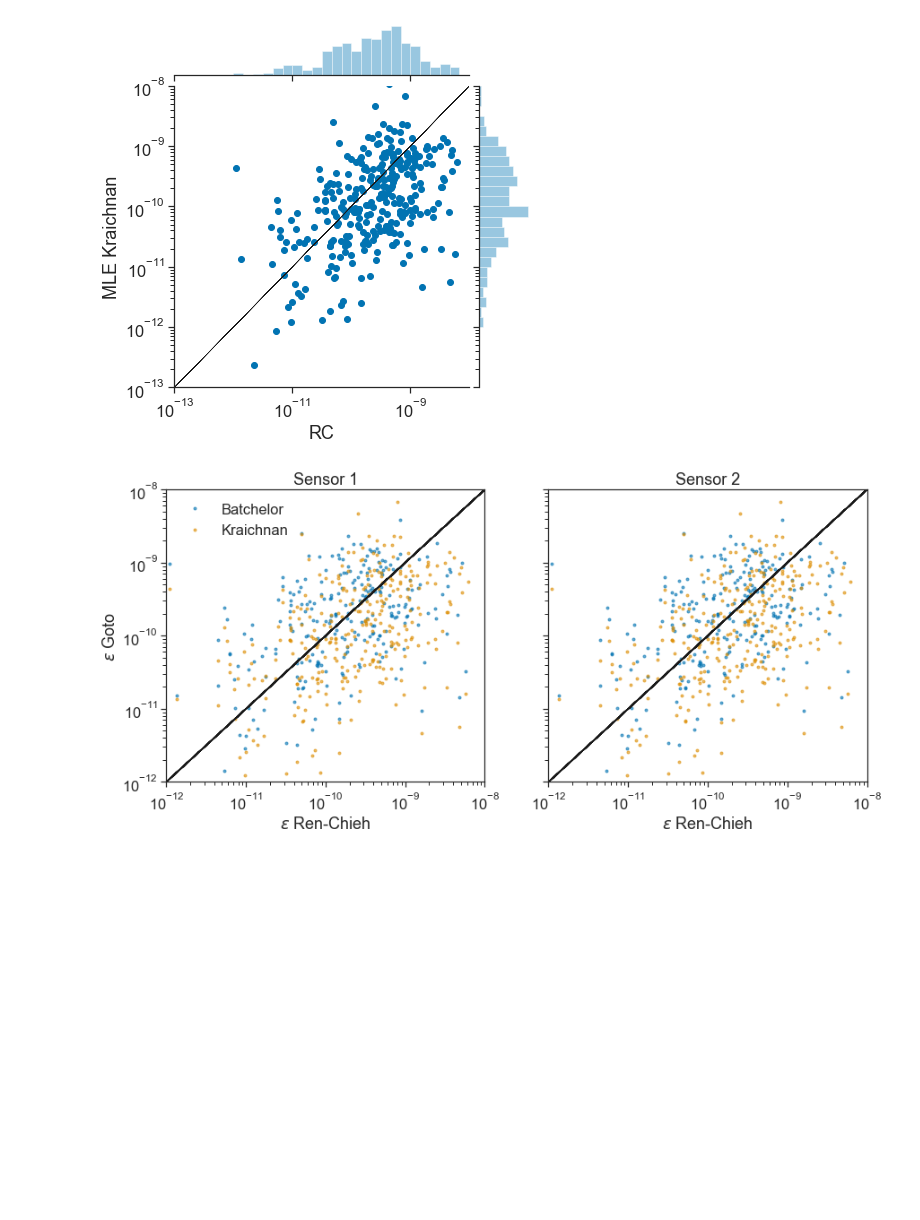
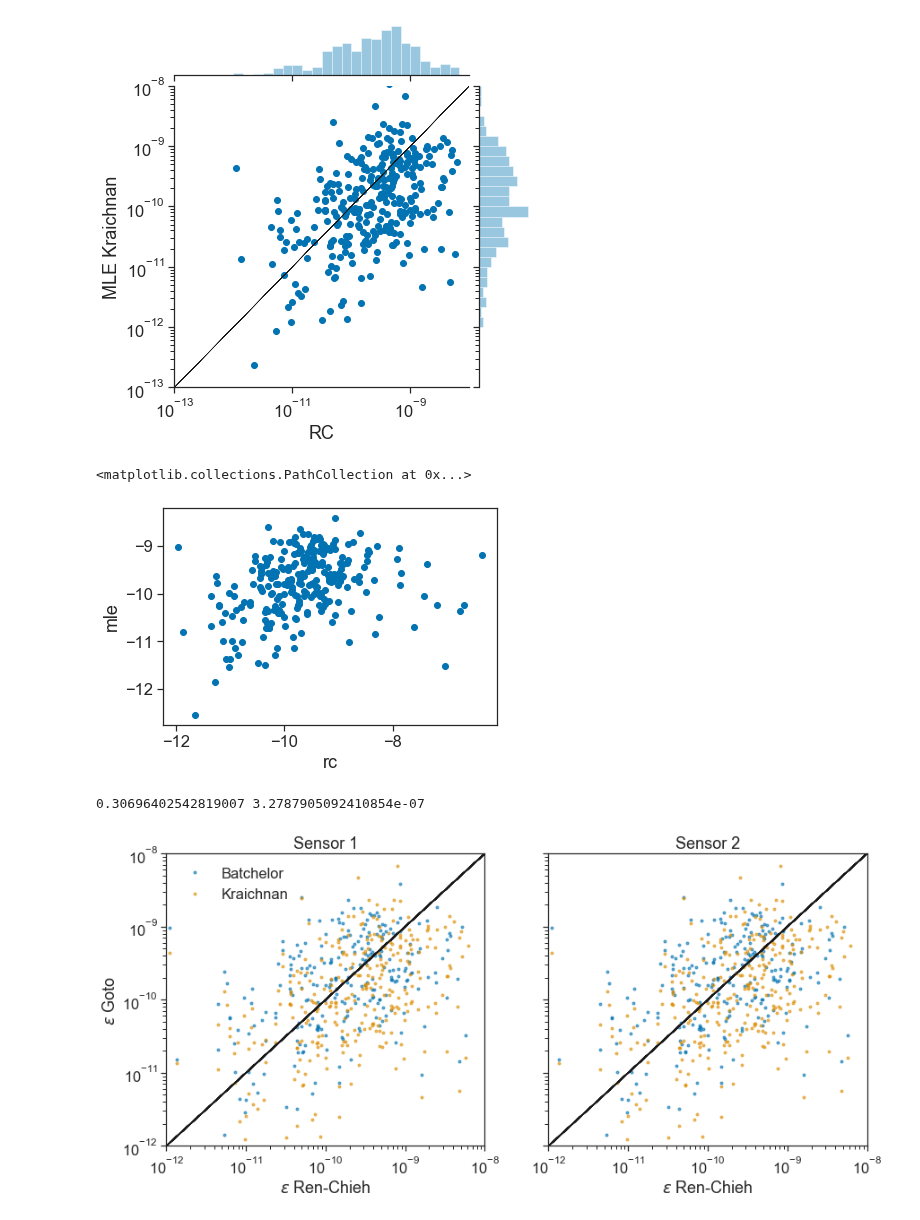
Before and after one commit to sessink/epsilon_from_emapex, a Jupyter notebook: notebooks/plotting_eps_calc.ipynb, the cells around one changed output. Saved outputs shown, nothing was run; the diff lists cells and outputs as text; code cells hidden in the pictures; blank space fills up the shorter version.

```diff
--- a/notebooks/plotting_eps_calc.ipynb
+++ b/notebooks/plotting_eps_calc.ipynb
@@ -93,3 +95,29 @@ plt.savefig('../figures/rc_vs_mle_kraich.pdf')
+# %%
+ds['ratio_bat'] = ds.eps_rc/ds.eps1_bat
+ds['ratio_kra'] = ds.eps_rc/ds.eps1_kra
+
+ds['var_y_bat1'] = ds.y_bat1.var(dim='f_cps')
+ds['var_y_kra1'] = ds.y_kra1.var(dim='f_cps')
+# %%
+pdf = xr.Dataset()
+pdf['rc'] = np.log10(ds.eps_rc)
+pdf['mle'] = np.log10(ds.eps1_bat)
+# %%
+pdf = pdf.dropna(dim='time',how='any')
+# %%
+pdf.plot.scatter(x='rc',y='mle')
+# plt.xscale('log')
+# plt.yscale('log')
+# plt.xlim(1e-12,1e-8)
+# plt.ylim(1e-12,1e-8)
+# %% [output]
+<matplotlib.collections.PathCollection at 0x...>
+[figure, added]
+# %%
+r,p = pearsonr(pdf.rc,pdf.mle)
+print(r,p)
+# %% [output]
+0.30696402542819007 3.2787905092410854e-07
 # %%
 f,ax = plt.subplots(1,2,figsize=(14,6), sharey =True)
 ax[0].plot( ds.eps_rc, ds.eps1_bat,'.',label='Batchelor', alpha=0.6)
```
Also changed, not shown: parts of 11 cells of this notebook, 4 other files.
